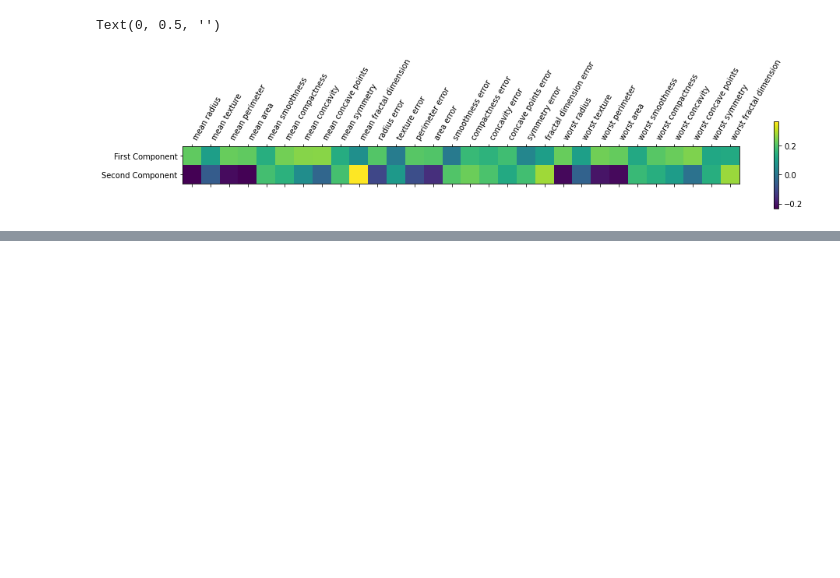
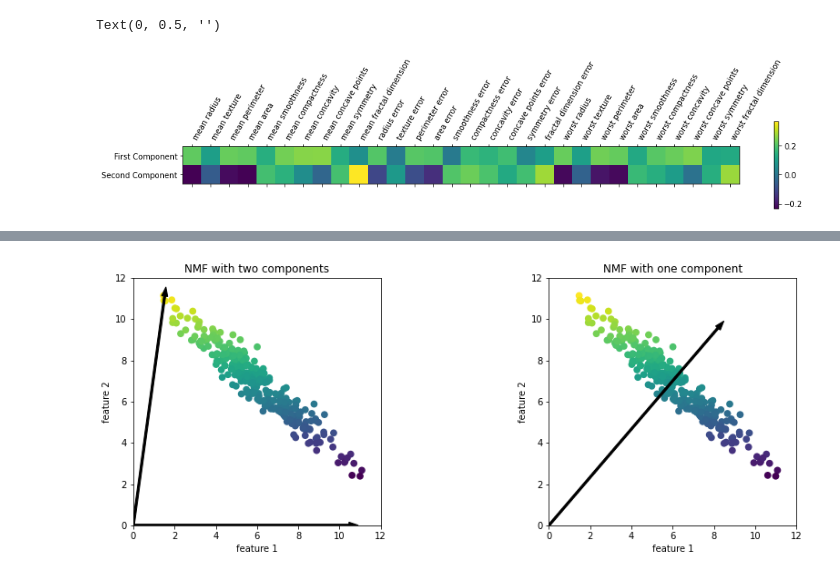
Before and after one commit to aashish-2096/Notebooks, a Jupyter notebook: Preprocessing.ipynb, the cells around one changed output, grey strips where cells are left out. Saved outputs shown, nothing was run; the diff lists cells and outputs as text; code cells hidden in the pictures; blank space fills up the shorter version.

```diff
--- a/Preprocessing.ipynb
+++ b/Preprocessing.ipynb
@@ -190,0 +317,4 @@ Text(0, 0.5, '')
+# %%
+mglearn.plots.plot_nmf_illustration()
+# %% [output]
+[figure, added]
```
Also changed, not shown: parts of 37 cells of this notebook.
